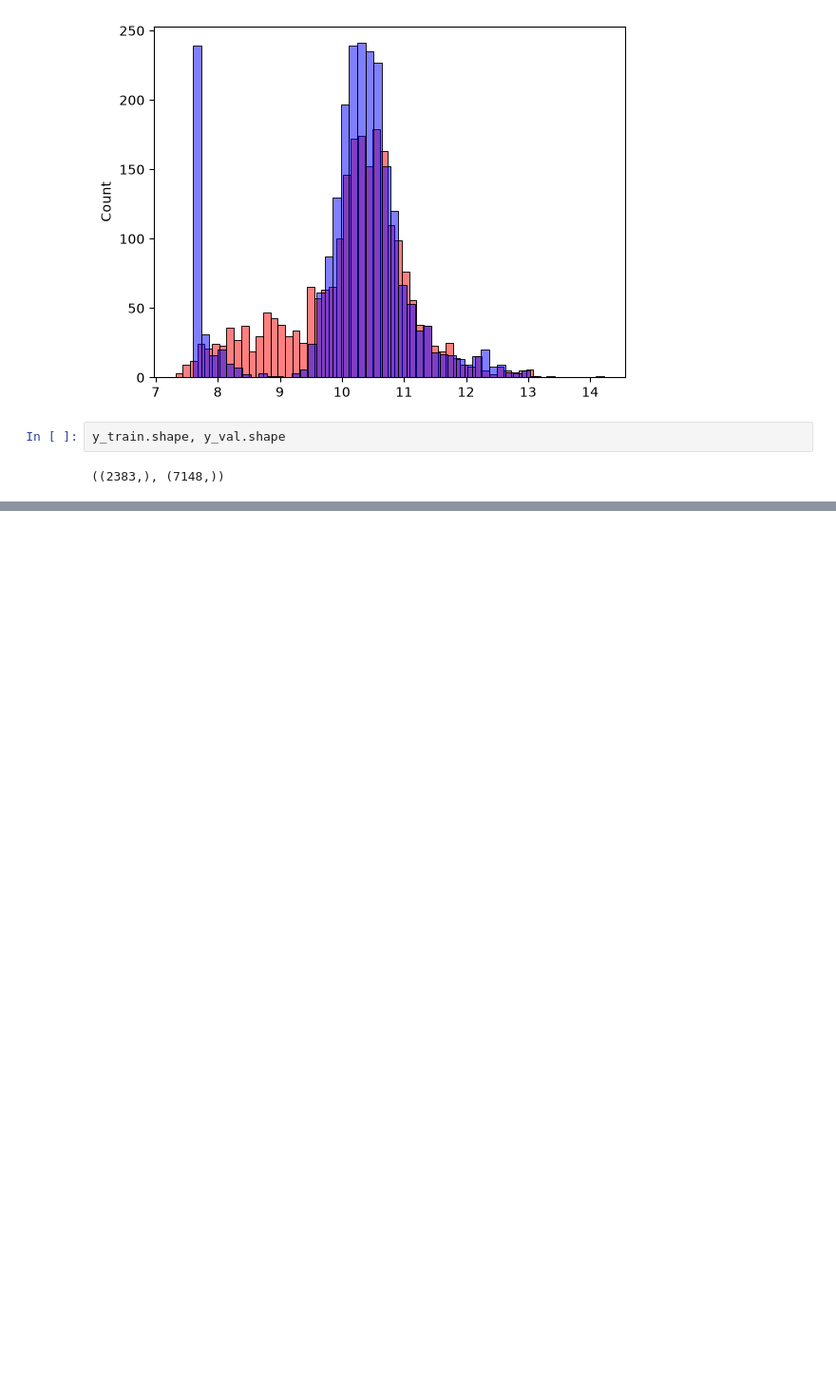
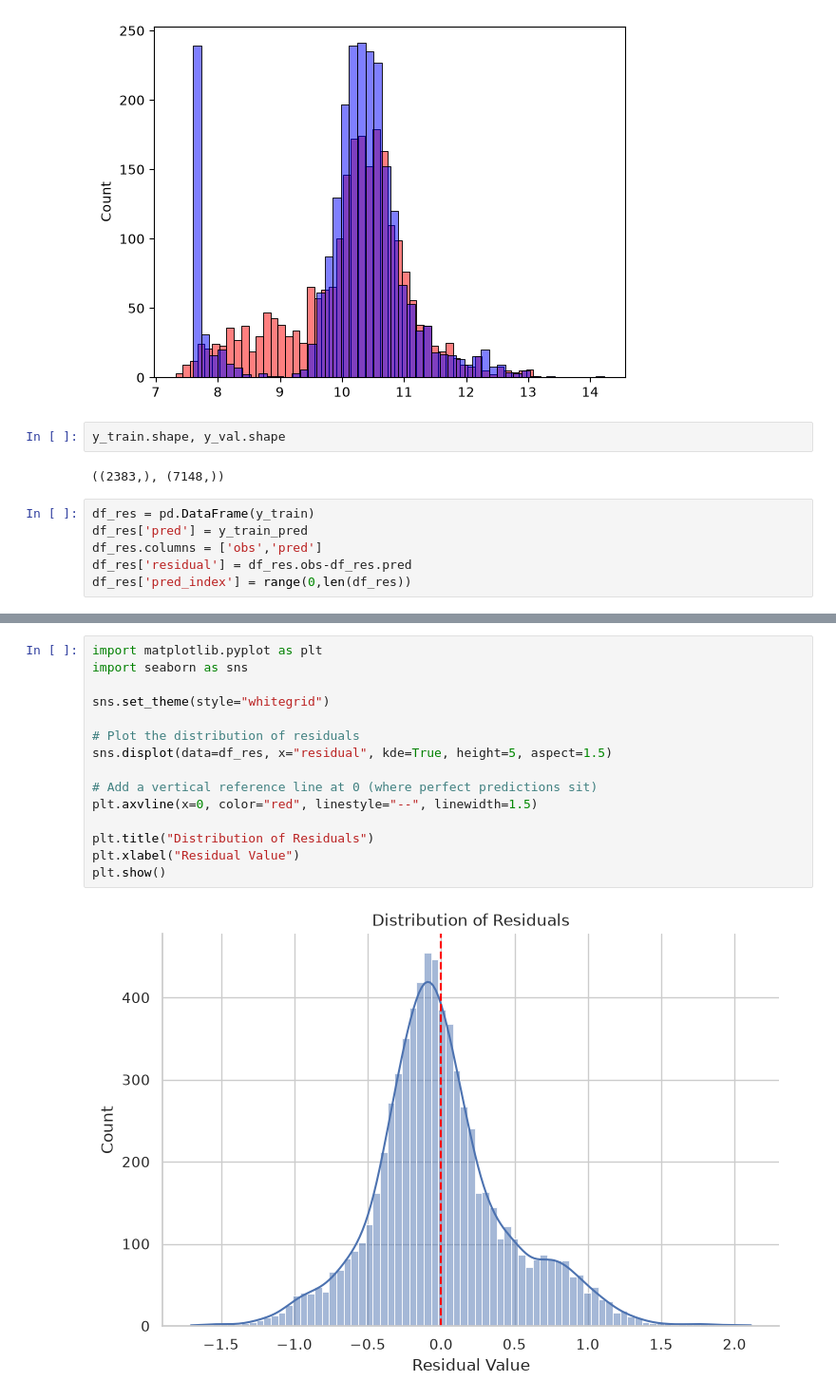
Before and after one commit to dangerpouse/zoomcamp---Machine-Learning, a Jupyter notebook: 02 - Regression/Full run using sklearn.ipynb, the cells around one changed output, grey strips where cells are left out. Shown at 95% size. Saved outputs shown, nothing was run; the diff lists cells and outputs as text; blank space fills up the shorter version.

```diff
--- a/02 - Regression/Full run using sklearn.ipynb
+++ b/02 - Regression/Full run using sklearn.ipynb
@@ -353,3 +353,9 @@ sns.histplot(y_val, color='blue', alpha=0.5, bins=50)
 y_train.shape, y_val.shape
 # %% [output]
 ((2383,), (7148,))
+# %%
+df_res = pd.DataFrame(y_train)
+df_res['pred'] = y_train_pred
+df_res.columns = ['obs','pred']
+df_res['residual'] = df_res.obs-df_res.pred
+df_res['pred_index'] = range(0,len(df_res))
@@ -355,0 +380,17 @@ y_train.shape, y_val.shape
+# %%
+import matplotlib.pyplot as plt
+import seaborn as sns
+
+sns.set_theme(style="whitegrid")
+
+# Plot the distribution of residuals
+sns.displot(data=df_res, x="residual", kde=True, height=5, aspect=1.5)
+
+# Add a vertical reference line at 0 (where perfect predictions sit)
+plt.axvline(x=0, color="red", linestyle="--", linewidth=1.5)
+
+plt.title("Distribution of Residuals")
+plt.xlabel("Residual Value")
+plt.show()
+# %% [output]
+[figure, added]
```
Also changed, not shown: parts of 2 cells of this notebook.
